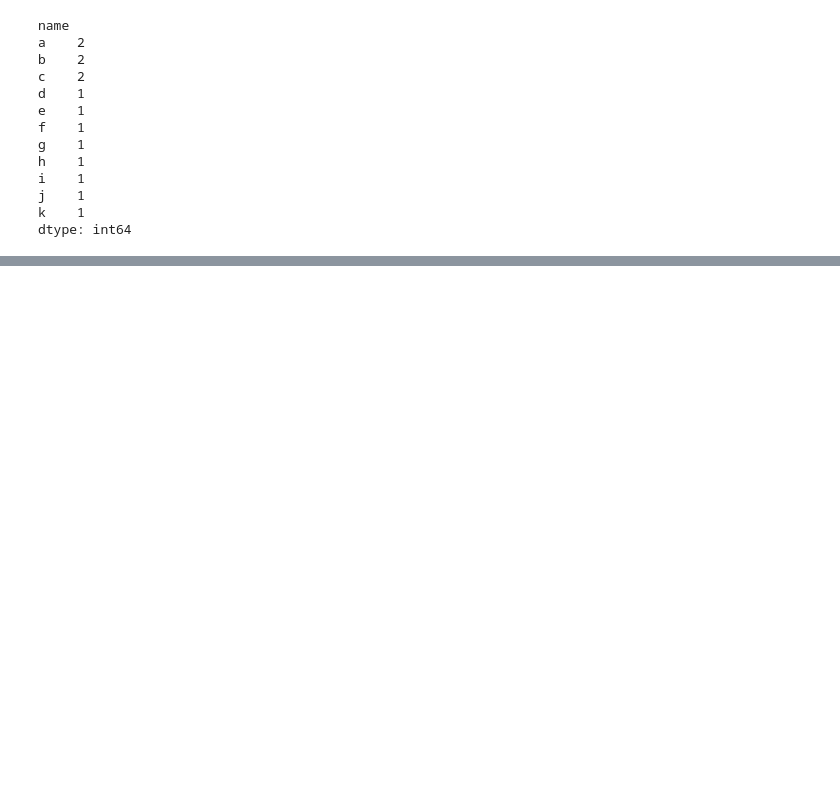
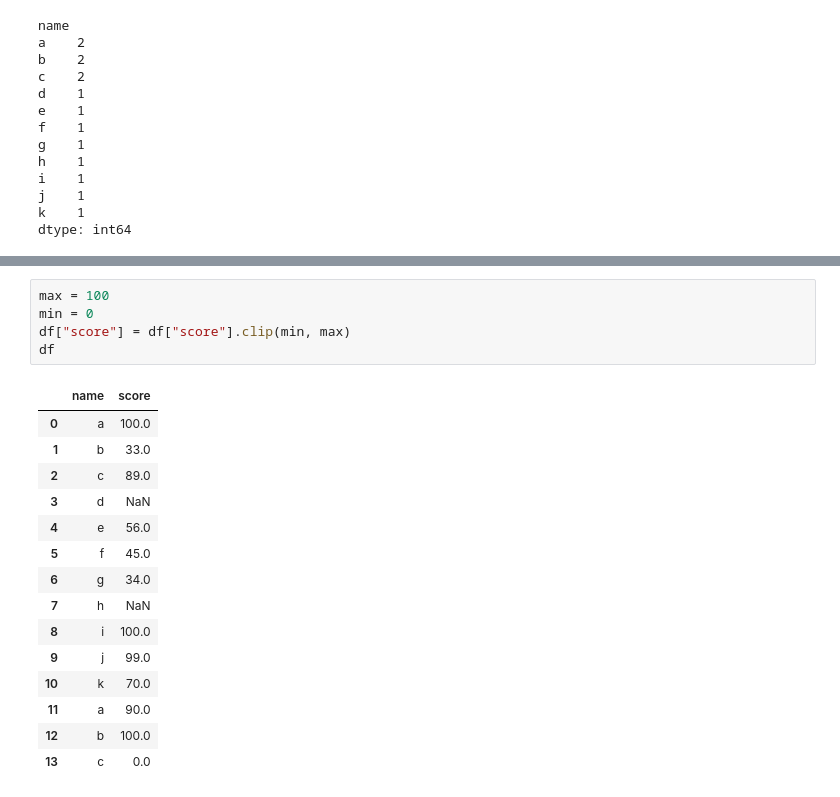
Before and after one commit to zhangsquared/notes, a Jupyter notebook: notebooks/numpy_pandas_example.ipynb, the cells around one changed output, grey strips where cells are left out. Drawn from its saved outputs; the diff is of its cells as text; blank space fills up the shorter version.

```diff
--- a/notebooks/numpy_pandas_example.ipynb
+++ b/notebooks/numpy_pandas_example.ipynb
@@ -224,0 +323,21 @@ slice = pd.read_csv("./data/sliced.csv")
+# %%
+max = 100
+min = 0
+df["score"] = df["score"].clip(min, max)
+df
+# %% [output]
+|  | name | score |
+| 0 | a | 100.0 |
+| 1 | b | 33.0 |
+| 2 | c | 89.0 |
+| 3 | d | NaN |
+| 4 | e | 56.0 |
+| 5 | f | 45.0 |
+| 6 | g | 34.0 |
+| 7 | h | NaN |
+| 8 | i | 100.0 |
+| 9 | j | 99.0 |
+| 10 | k | 70.0 |
+| 11 | a | 90.0 |
+| 12 | b | 100.0 |
+| 13 | c | 0.0 |
```
Also changed, not shown: parts of 15 cells of this notebook, 2 other files.
